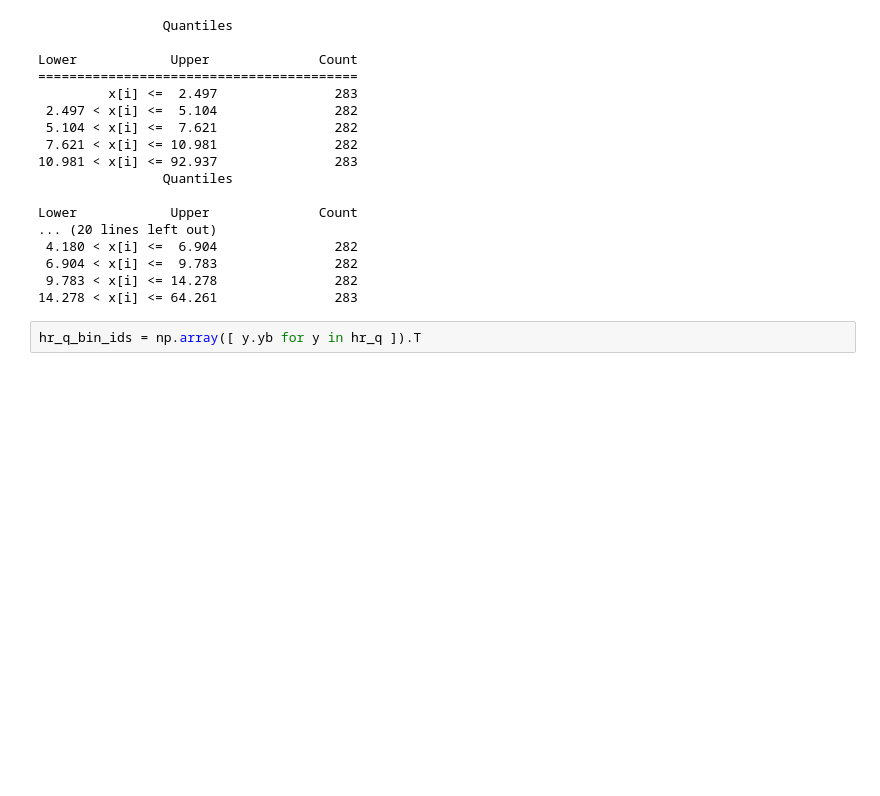
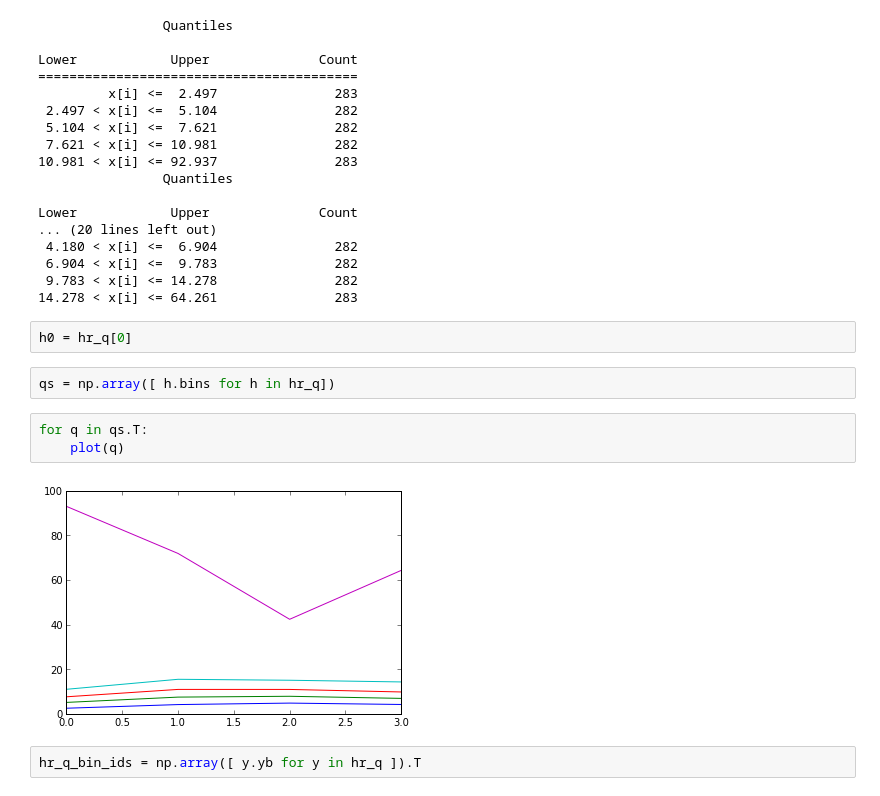
Before and after one commit to sjsrey/pysal_introduction, a Jupyter notebook: src/illustration.ipynb, the cells around one changed output. Drawn from its saved outputs; the diff is of its cells as text; blank space fills up the shorter version.

```diff
--- a/src/illustration.ipynb
+++ b/src/illustration.ipynb
@@ -123,6 +123,15 @@ Lower            Upper              Count
  6.904 < x[i] <=  9.783               282
  9.783 < x[i] <= 14.278               282
 14.278 < x[i] <= 64.261               283
+# %%
+h0 = hr_q[0]
+# %%
+qs = np.array([ h.bins for h in hr_q])
+# %%
+for q in qs.T:
+    plot(q)
+# %% [output]
+[figure, added]
 # %%
 hr_q_bin_ids = np.array([ y.yb for y in hr_q ]).T
 # %%
```
Also changed, not shown: parts of 29 cells of this notebook, 3 other files.
